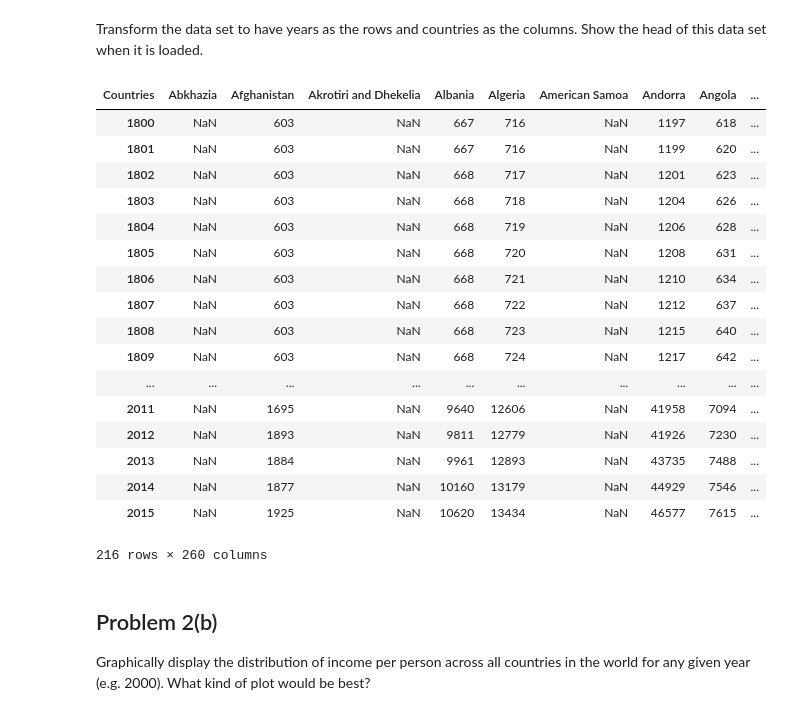
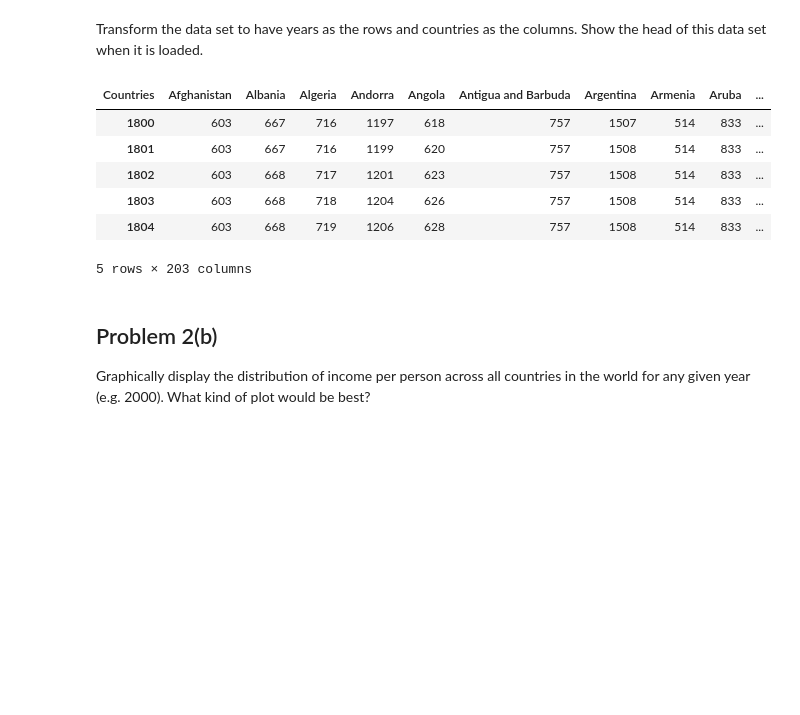
Before and after one commit to buzyjess/ML_CS109, a Jupyter notebook: HW1.ipynb, the cells around one changed output. Cells and saved outputs as stored; diff of their text form; code cells hidden in the pictures; blank space fills up the shorter version.

```diff
--- a/HW1.ipynb
+++ b/HW1.ipynb
@@ -288,49 +275,48 @@ Transform the data set to have years as the rows and countries as the columns. S
 # %%
 import numpy as np
 income_pd_tr= income_pd.transpose()
 header = income_pd_tr.iloc[0]
 header.name="Countries"
 
 
 #header=header.drop(header[header.isnull()].index)
 #print(header[header.isnull()])
 #print(header.head())
 
 income_pd_tr=income_pd_tr.iloc[1:]
 #income_pd_tr.shape
 
 rows = np.array(income_pd_tr.index)
 
 rows =  rows[0:]
-rows
 
 #print(header.head())
 #print(incomde_pd_tr2.head())
 #print(rows)
 
 
 income_pd_tr.set_axis(0,rows)
 income_pd_tr.set_axis(1,header)
 income_pd_tr.head()
+
+
+#income_pd_tr[:].isnull()
+
+#Copy the Countries with onl NaN rows.
+NanCountries=income_pd_tr.loc[:,income_pd_tr.apply(lambda x: sum(x.isnull()),axis=0)==216]
+#NanCountries.head()
+
+
+income_clean = income_pd_tr.drop(NanCountries.columns,axis =1)
+income_clean.head()
 # %% [output]
-| Countries | Abkhazia | Afghanistan | Akrotiri and Dhekelia | Albania | Algeria | American Samoa | Andorra | Angola | ... |
-| 1800 | NaN | 603 | NaN | 667 | 716 | NaN | 1197 | 618 | ... |
-| 1801 | NaN | 603 | NaN | 667 | 716 | NaN | 1199 | 620 | ... |
-| 1802 | NaN | 603 | NaN | 668 | 717 | NaN | 1201 | 623 | ... |
-| 1803 | NaN | 603 | NaN | 668 | 718 | NaN | 1204 | 626 | ... |
-| 1804 | NaN | 603 | NaN | 668 | 719 | NaN | 1206 | 628 | ... |
-| 1805 | NaN | 603 | NaN | 668 | 720 | NaN | 1208 | 631 | ... |
-| 1806 | NaN | 603 | NaN | 668 | 721 | NaN | 1210 | 634 | ... |
-| 1807 | NaN | 603 | NaN | 668 | 722 | NaN | 1212 | 637 | ... |
-| 1808 | NaN | 603 | NaN | 668 | 723 | NaN | 1215 | 640 | ... |
-| 1809 | NaN | 603 | NaN | 668 | 724 | NaN | 1217 | 642 | ... |
-| ... | ... | ... | ... | ... | ... | ... | ... | ... | ... |
-| 2011 | NaN | 1695 | NaN | 9640 | 12606 | NaN | 41958 | 7094 | ... |
-| 2012 | NaN | 1893 | NaN | 9811 | 12779 | NaN | 41926 | 7230 | ... |
-| 2013 | NaN | 1884 | NaN | 9961 | 12893 | NaN | 43735 | 7488 | ... |
-| 2014 | NaN | 1877 | NaN | 10160 | 13179 | NaN | 44929 | 7546 | ... |
-| 2015 | NaN | 1925 | NaN | 10620 | 13434 | NaN | 46577 | 7615 | ... |
+| Countries | Afghanistan | Albania | Algeria | Andorra | Angola | Antigua and Barbuda | Argentina | Armenia | Aruba | ... |
+| 1800 | 603 | 667 | 716 | 1197 | 618 | 757 | 1507 | 514 | 833 | ... |
+| 1801 | 603 | 667 | 716 | 1199 | 620 | 757 | 1508 | 514 | 833 | ... |
+| 1802 | 603 | 668 | 717 | 1201 | 623 | 757 | 1508 | 514 | 833 | ... |
+| 1803 | 603 | 668 | 718 | 1204 | 626 | 757 | 1508 | 514 | 833 | ... |
+| 1804 | 603 | 668 | 719 | 1206 | 628 | 757 | 1508 | 514 | 833 | ... |
-216 rows × 260 columns
+5 rows × 203 columns
 # %% [markdown]
 ## Problem 2(b)
 
```
Also changed, not shown: parts of 5 cells of this notebook.
